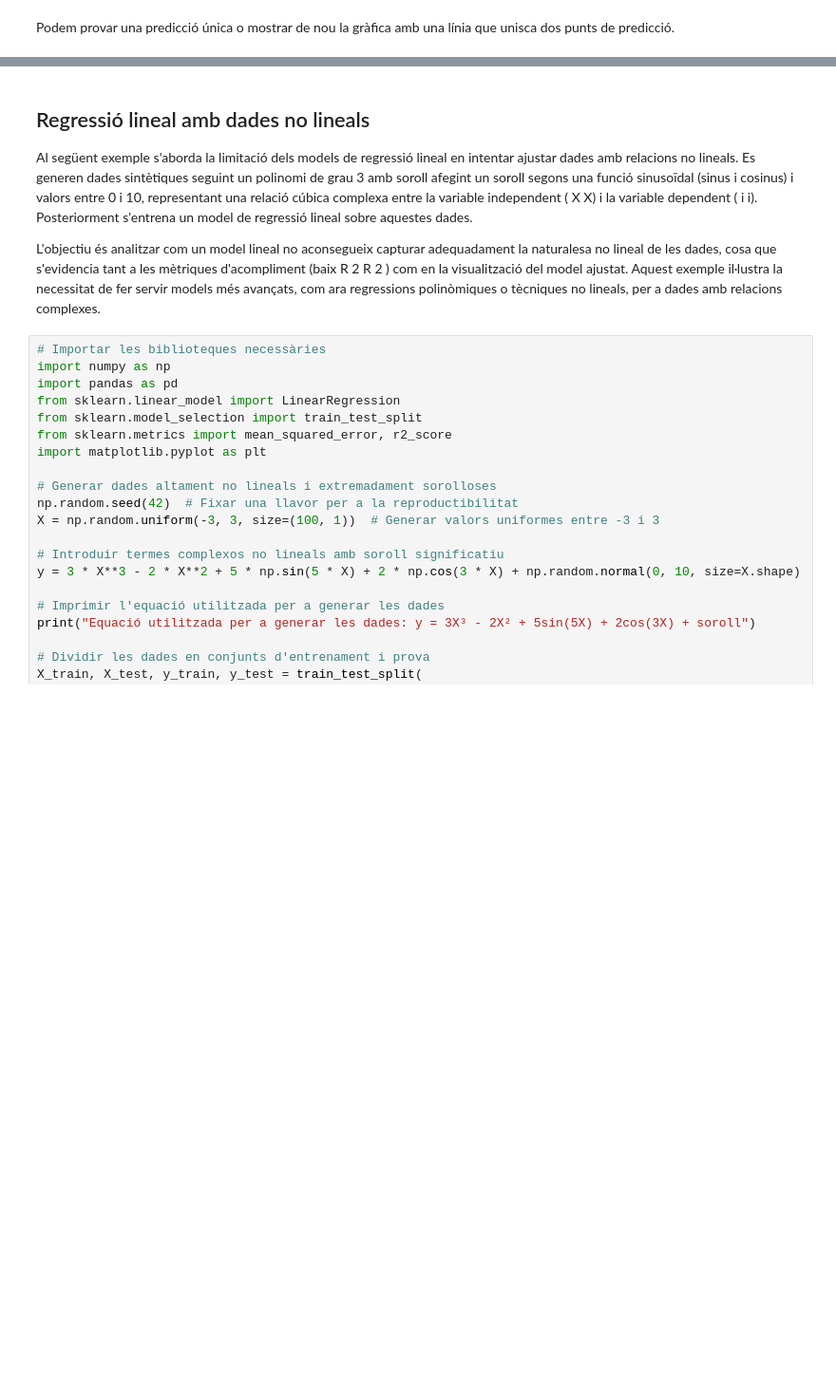
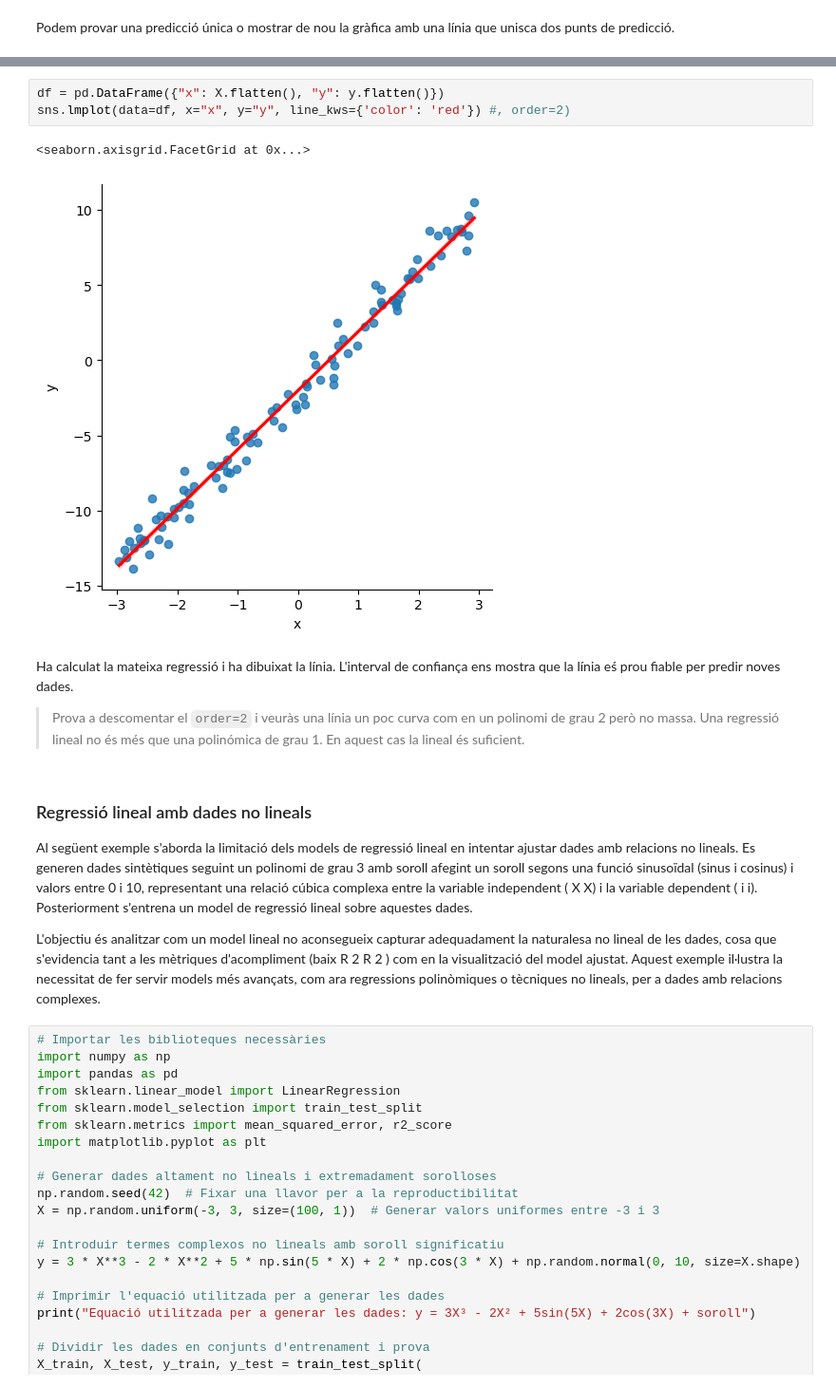
Before and after one commit to xxjcaxx/Disseny-i-avaluacio-de-models, a Jupyter notebook: apunts/documents/regressió.ipynb, the cells around one changed output, grey strips where cells are left out. Shown at 95% size. Drawn from its saved outputs; the diff is of its cells as text; blank space fills up the shorter version.

```diff
--- a/apunts/documents/regressió.ipynb
+++ b/apunts/documents/regressió.ipynb
@@ -231,5 +343,15 @@ Mètriques del Model Lineal:
+# %%
+df = pd.DataFrame({"x": X.flatten(), "y": y.flatten()})
+sns.lmplot(data=df, x="x", y="y", line_kws={'color': 'red'}) #, order=2)
+# %% [output]
+<seaborn.axisgrid.FacetGrid at 0x...>
+[figure, added]
+# %% [markdown]
+Ha calculat la mateixa regressió i ha dibuixat la línia. L'interval de confiança ens mostra que la línia eś prou fiable per predir noves dades.
+
+> Prova a descomentar el `order=2` i veuràs una línia un poc curva com en un polinomi de grau 2 però no massa. Una regressió lineal no és més que una polinómica de grau 1. En aquest cas la lineal és suficient.
 # %% [markdown]
-## Regressió lineal amb dades no lineals
+### Regressió lineal amb dades no lineals
 
 Al següent exemple s'aborda la limitació dels models de regressió lineal en intentar ajustar dades amb relacions no lineals. Es generen dades sintètiques seguint un polinomi de grau 3 amb soroll afegint un soroll segons una funció sinusoïdal (sinus i cosinus) i valors entre 0 i 10, representant una relació cúbica complexa entre la variable independent (
 X
```
Also changed, not shown: parts of 36 cells of this notebook.
